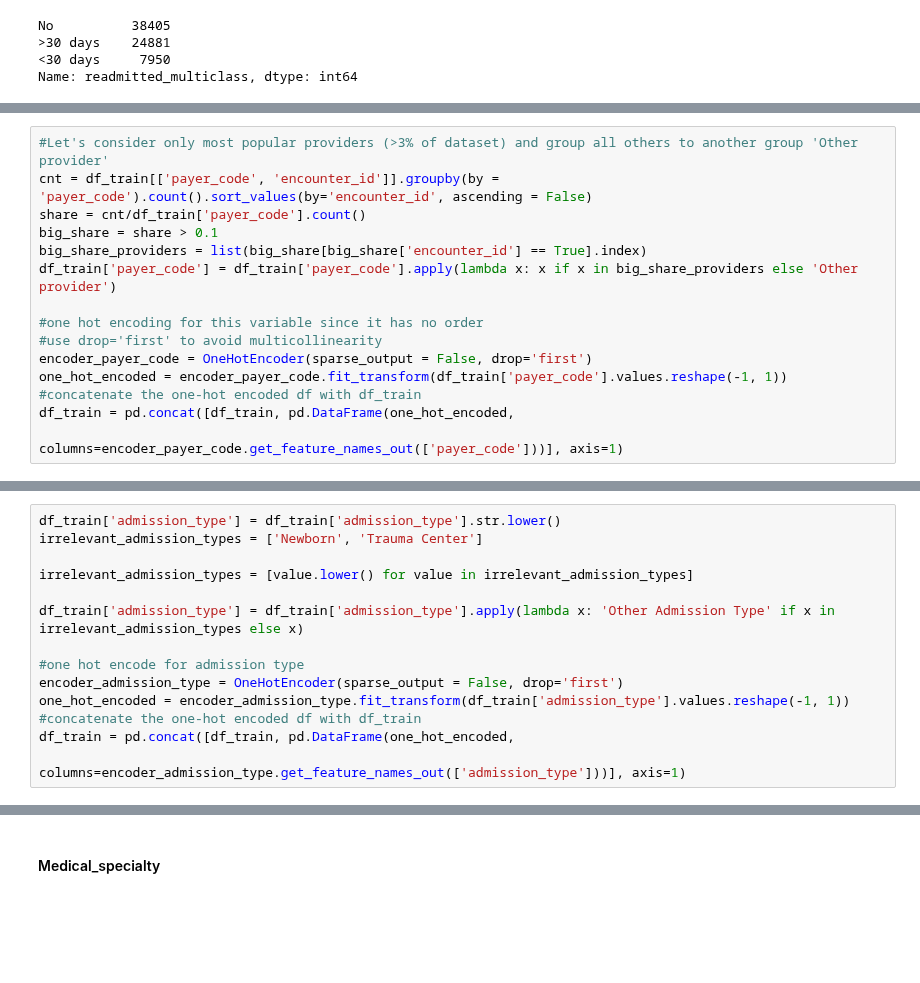
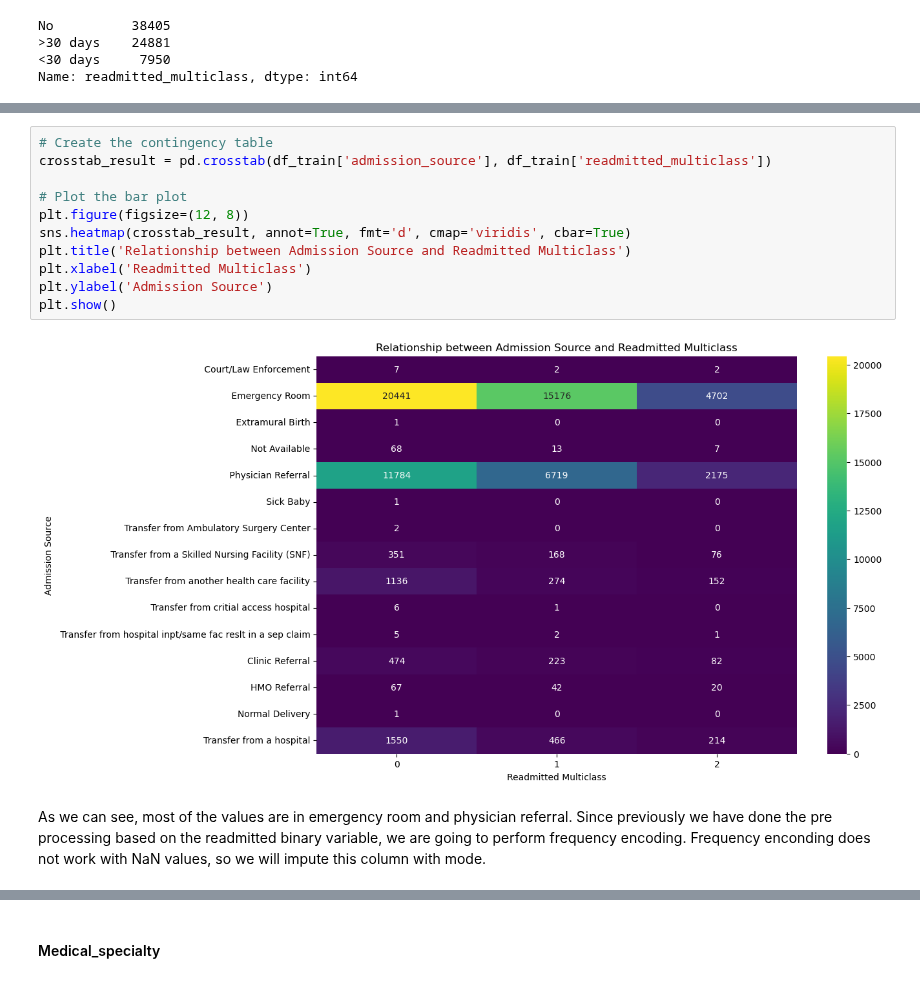
Before and after one commit to ontenkutsenko/ML_Hospital_Readmissions, a Jupyter notebook: Multiclass.ipynb, the cells around one changed output, grey strips where cells are left out. Cells and saved outputs as stored; diff of their text form; blank space fills up the shorter version.

Commit message:
pre processing

```diff
--- a/Multiclass.ipynb
+++ b/Multiclass.ipynb
@@ -56,15 +53,0 @@ df_train['readmitted_multiclass'] = df_train['readmitted_multiclass'].map(ordina
-# %%
-#Let's consider only most popular providers (>3% of dataset) and group all others to another group 'Other provider'
-cnt = df_train[['payer_code', 'encounter_id']].groupby(by = 'payer_code').count().sort_values(by='encounter_id', ascending = False)
-share = cnt/df_train['payer_code'].count()
-big_share = share > 0.1
-big_share_providers = list(big_share[big_share['encounter_id'] == True].index)
-df_train['payer_code'] = df_train['payer_code'].apply(lambda x: x if x in big_share_providers else 'Other provider')
-
-#one hot encoding for this variable since it has no order
-#use drop='first' to avoid multicollinearity
-encoder_payer_code = OneHotEncoder(sparse_output = False, drop='first')
-one_hot_encoded = encoder_payer_code.fit_transform(df_train['payer_code'].values.reshape(-1, 1))
-#concatenate the one-hot encoded df with df_train
-df_train = pd.concat([df_train, pd.DataFrame(one_hot_encoded,
-                                             columns=encoder_payer_code.get_feature_names_out(['payer_code']))], axis=1)
@@ -109,14 +61,0 @@ pd.crosstab(df_train['admission_type'], df_train['readmitted_multiclass'])
-# %%
-df_train['admission_type'] = df_train['admission_type'].str.lower()
-irrelevant_admission_types = ['Newborn', 'Trauma Center']
-
-irrelevant_admission_types = [value.lower() for value in irrelevant_admission_types]
-
-df_train['admission_type'] = df_train['admission_type'].apply(lambda x: 'Other Admission Type' if x in irrelevant_admission_types else x)
-
-#one hot encode for admission type
-encoder_admission_type = OneHotEncoder(sparse_output = False, drop='first')
-one_hot_encoded = encoder_admission_type.fit_transform(df_train['admission_type'].values.reshape(-1, 1))
-#concatenate the one-hot encoded df with df_train
-df_train = pd.concat([df_train, pd.DataFrame(one_hot_encoded,
-                                             columns=encoder_admission_type.get_feature_names_out(['admission_type']))], axis=1)
@@ -142,0 +62,17 @@ Index(['encounter_id', 'patient_id', 'race', 'gender', 'age', 'weight',
+# %%
+# Create the contingency table
+crosstab_result = pd.crosstab(df_train['admission_source'], df_train['readmitted_multiclass'])
+
+# Plot the bar plot
+plt.figure(figsize=(12, 8))
+sns.heatmap(crosstab_result, annot=True, fmt='d', cmap='viridis', cbar=True)
+plt.title('Relationship between Admission Source and Readmitted Multiclass')
+plt.xlabel('Readmitted Multiclass')
+plt.ylabel('Admission Source')
+plt.show()
+# %% [output]
+[figure, added]
+# %% [markdown]
+As we can see, most of the values are in emergency room and physician referral.
+Since previously we have done the pre processing based on the readmitted binary variable, we are going to perform frequency encoding.
+Frequency enconding does not work with NaN values, so we will impute this column with mode.
```
Also changed, not shown: parts of 66 cells of this notebook, 1 other file.
